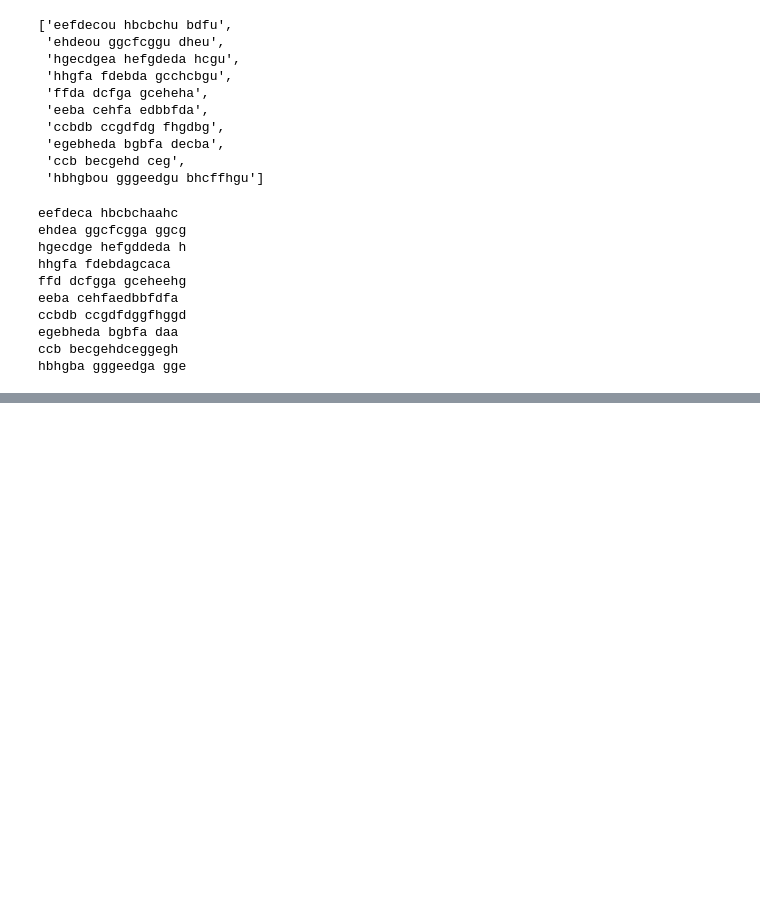
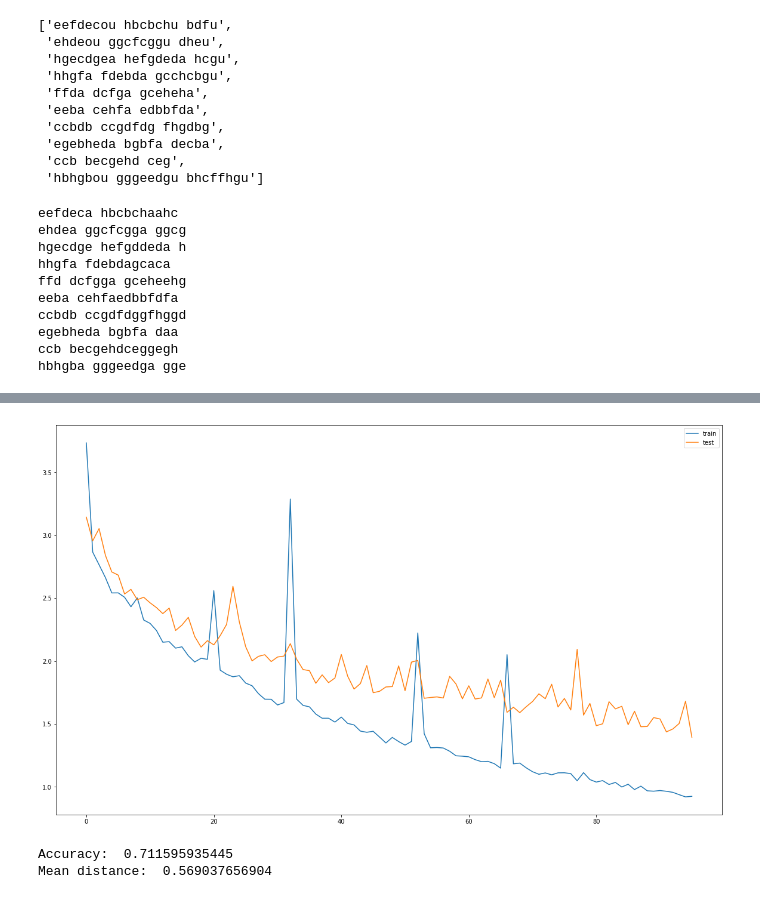
Before and after one commit to Sdernal/TextNormalization, a Jupyter notebook: WithPytorch/Experiments.ipynb, the cells around one changed output, grey strips where cells are left out. Cells and saved outputs as stored; diff of their text form; code cells hidden in the pictures; blank space fills up the shorter version.

```diff
--- a/WithPytorch/Experiments.ipynb
+++ b/WithPytorch/Experiments.ipynb
@@ -582,0 +633,4 @@ hbhgba gggeedga gge
+# %%
+train_losses, test_losses = trainer.train(20, batch_size=256)
+train_losses_all.extend(train_losses)
+test_losses_all.extend(test_losses)
@@ -582,0 +655,19 @@ hbhgba gggeedga gge
+# %%
+plt.figure(figsize=(20,12))
+plt.plot(train_losses_all[50:], label='train')
+plt.plot(test_losses_all[50:], label='test')
+plt.legend()
+plt.show()
+# %% [output]
+[figure, added]
+# %%
+import numpy as np
+ethalons, results, inputs, matched, distances = trainer.test_model(False)
+results2 = list(map(lambda x: ''.join(filter(lambda y: len(y) == 1, x)), results))
+distances = list(map(lambda x: distance(x[0],x[1]), zip(results2, ethalons) ))
+matched = list(map(lambda x: x[0] == x[1], zip(results2, ethalons)))
+print('Accuracy: ', np.mean(matched))
+print('Mean distance: ', np.mean(distances))
+# %% [output]
+Accuracy:  0.711595935445
+Mean distance:  0.569037656904
```
Also changed, not shown: parts of 19 cells of this notebook, 3 other files.
